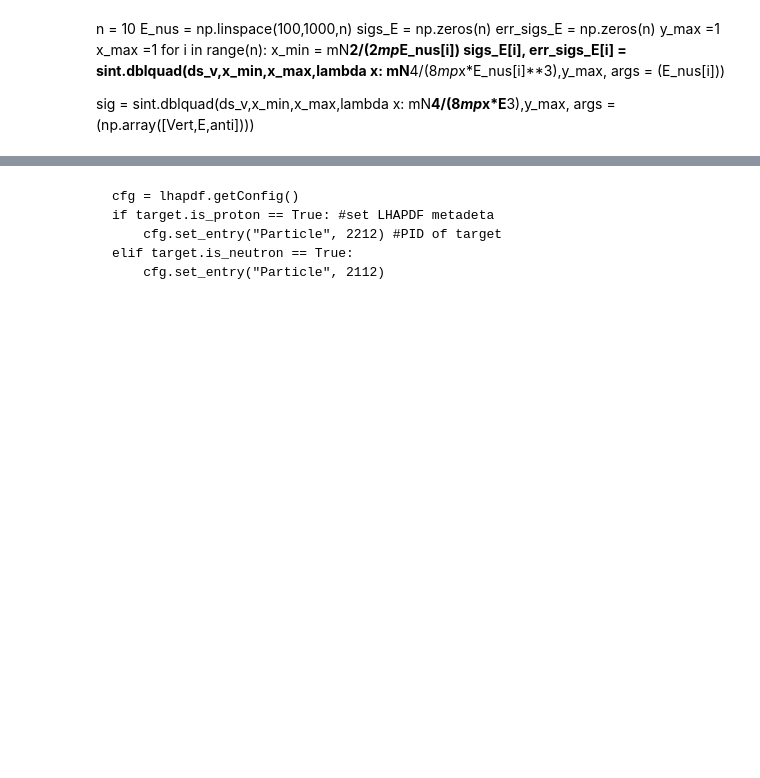
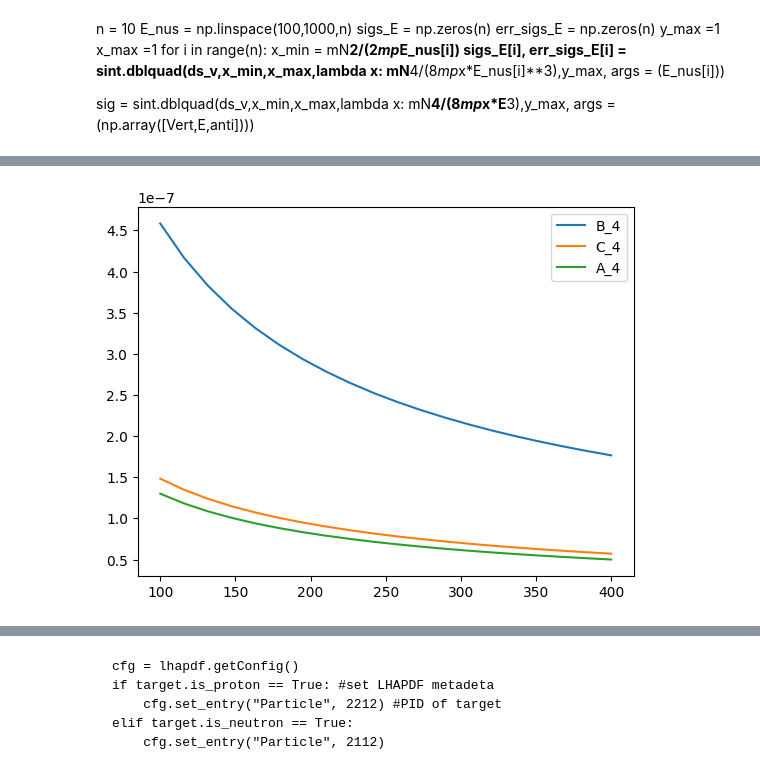
Before and after one commit to mhostert/DarkNews-generator, a Jupyter notebook: examples/__TEST_Rens_DIS.ipynb, the cells around one changed output, grey strips where cells are left out. Drawn from its saved outputs; the diff is of its cells as text; code cells hidden in the pictures; blank space fills up the shorter version.

```diff
--- a/examples/__TEST_Rens_DIS.ipynb
+++ b/examples/__TEST_Rens_DIS.ipynb
@@ -371 +400,9 @@ KeyboardInterrupt:
+# %%
+plt.plot(E_nus,sigs_B_4*3.89379372*10**(12)/E_nus,label='B_4')
+plt.plot(E_nus,sigs_C_4*3.89379372*10**(12)/E_nus,label='C_4')
+plt.plot(E_nus,sigs_A_4*3.89379372*10**(12)/E_nus,label='A_4')
+plt.legend()
+plt.show()
+# %% [output]
+[figure, added]
 # %%
```
Also changed, not shown: parts of 12 cells of this notebook.
